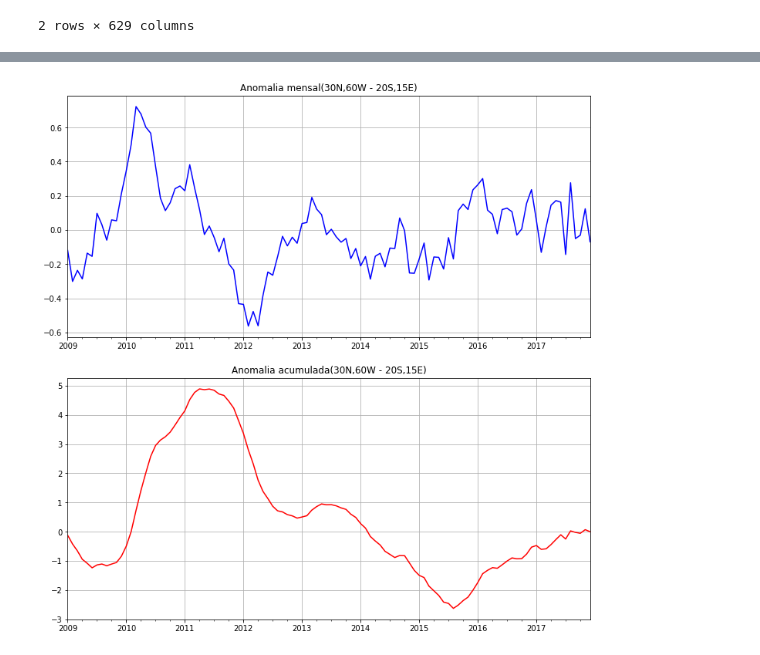
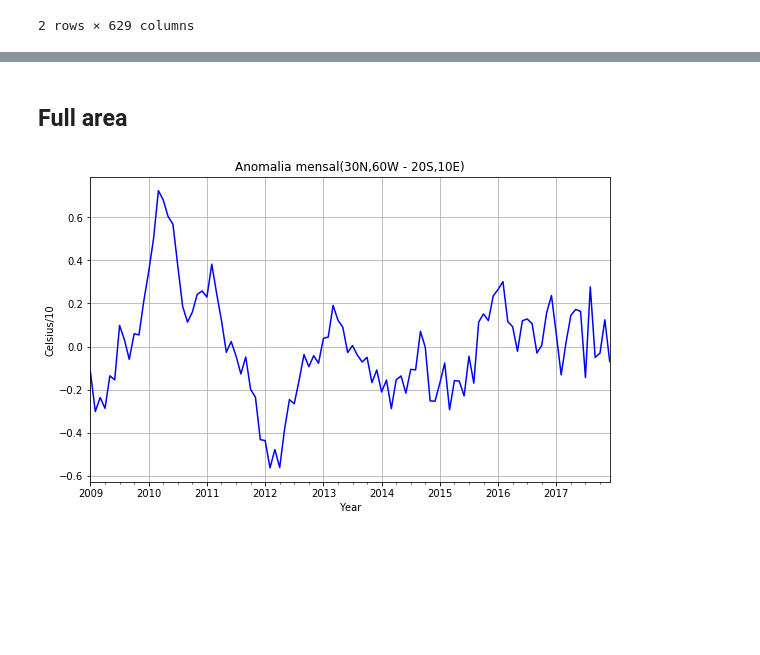
Before and after one commit to tiagotele/experimentos_oceanografia, a Jupyter notebook: Exame dos dados de anomalia.ipynb, the cells around one changed output, grey strips where cells are left out. Cells and saved outputs as stored; diff of their text form; code cells hidden in the pictures; blank space fills up the shorter version.

```diff
--- a/Exame dos dados de anomalia.ipynb
+++ b/Exame dos dados de anomalia.ipynb
@@ -153,5 +153,15 @@ def inicia_funceme_data_frame():
     funceme_df = funceme_df.set_index(pd.DatetimeIndex(data=indexes_data))
 
     return funceme_df
+
+def plota_coluna_do_dataframe(dataframe,titulo, nome_da_coluna):
+    fig, axarr = plt.subplots(1)
+    fig.set_size_inches(8, 5)
+    ax=dataframe[nome_da_coluna].plot( color='b', linestyle='-', grid=True)
+    ax.set(xlabel="Year", ylabel="Celsius/10")
+
+    plt.title(titulo)
+    plt.tight_layout(pad=0.4, w_pad=0.5, h_pad=2.0)
+    plt.show()
 # %% [output]
 height has been deprecated.
@@ -337,16 +301,2 @@ funceme_df.loc[:, funceme_df.columns.str.contains('_')]
-# %%
-ano_2009_df = funceme_df.loc['2009-01-01':'2017-12-01']
-
-fig, axarr = plt.subplots(2)
-fig.set_size_inches(10, 10)
-
-ano_2009_df[COLUNA_ANOMALIA_DO_MES].plot(ax=axarr[0], color='b', linestyle='-', grid=True)
-axarr[0].set_title('Anomalia mensal(30N,60W - 20S,15E)')
-
-ano_2009_df[COLUNA_ANOMALIA_ACUMULADA].plot(color='r', linestyle='-', ax=axarr[1], grid=True)
-axarr[1].set_title('Anomalia acumulada(30N,60W - 20S,15E)')
-plt.tight_layout(pad=0.4, w_pad=0.5, h_pad=2.0)
-
-plt.show()
-# %% [output]
-[figure, removed]
+# %% [markdown]
+## Full area
@@ -352,0 +307,4 @@ plt.show()
+# %%
+plota_coluna_do_dataframe(funceme_df, 'Anomalia mensal(30N,60W - 20S,10E)',COLUNA_ANOMALIA_DO_MES)
+# %% [output]
+[figure, added]
```
Also changed, not shown: parts of 31 cells of this notebook.
